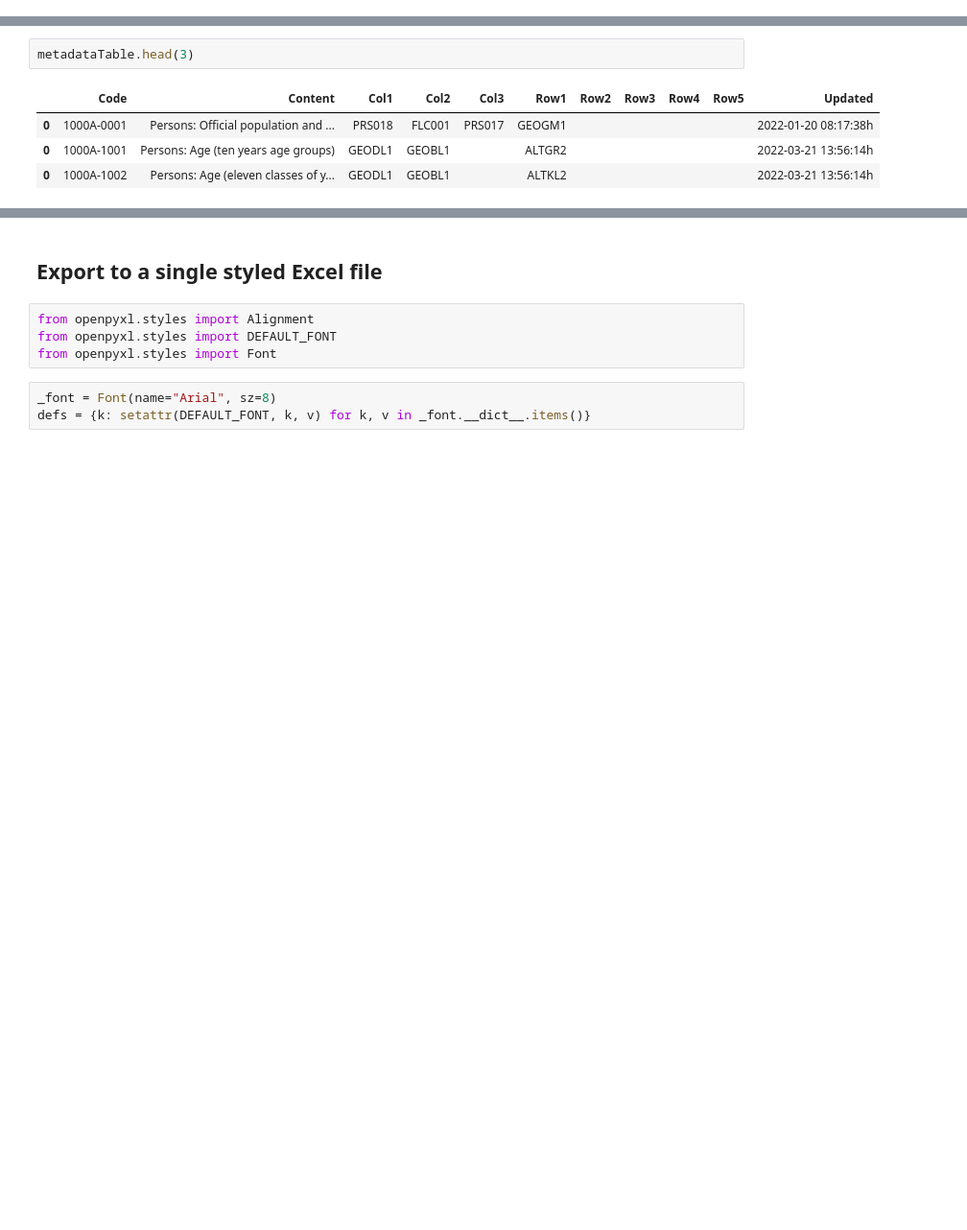
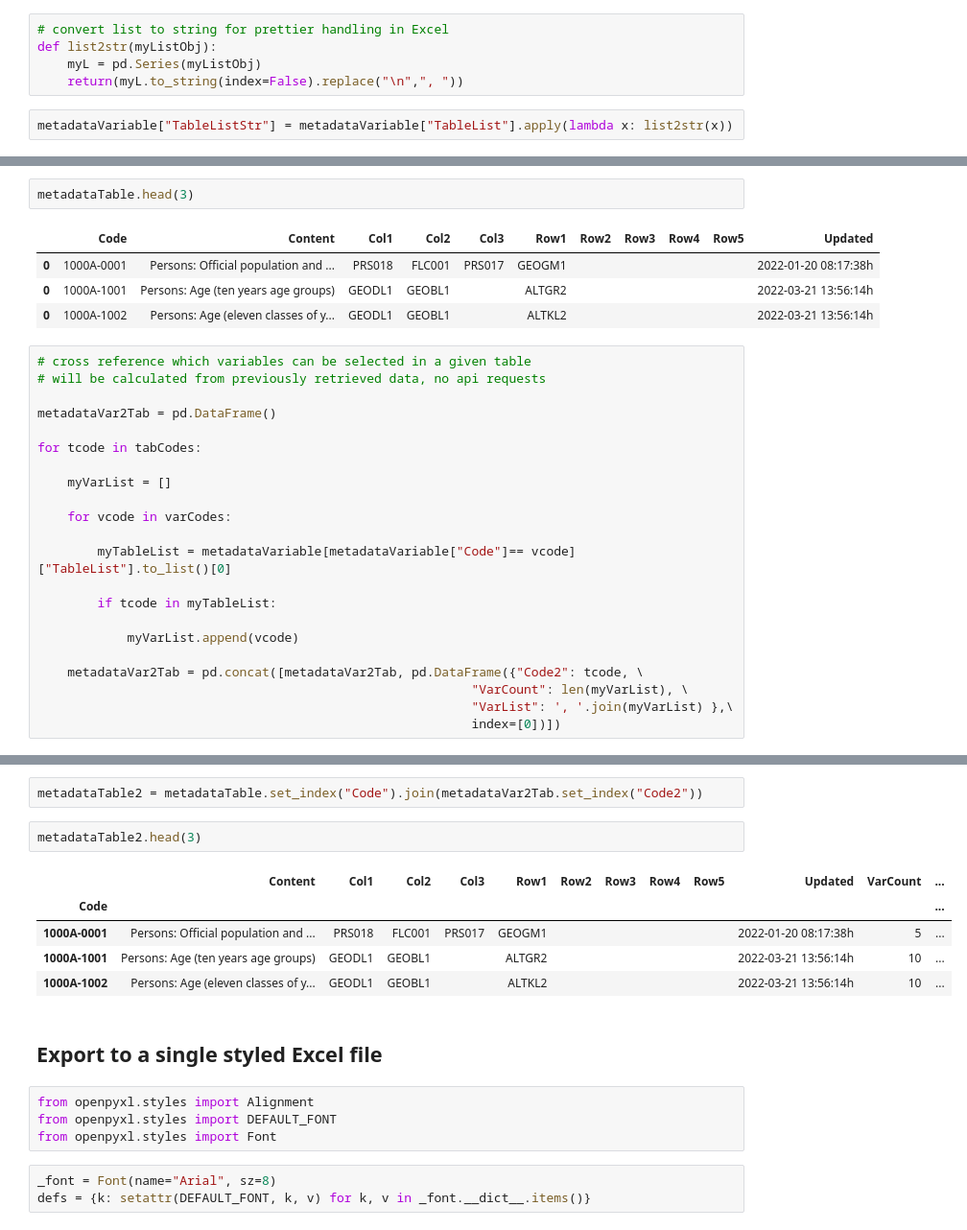
Before and after one commit to wahlatlas/api, a Jupyter notebook: census_database_toc.ipynb, the cells around one changed output, grey strips where cells are left out. Shown at 96% size. Saved outputs shown, nothing was run; the diff lists cells and outputs as text; blank space fills up the shorter version.

Commit message:
cross reference variables to tables

```diff
--- a/census_database_toc.ipynb
+++ b/census_database_toc.ipynb
@@ -192,0 +222,7 @@ metadataVariable.head(3)
+# %%
+# convert list to string for prettier handling in Excel
+def list2str(myListObj):
+    myL = pd.Series(myListObj)
+    return(myL.to_string(index=False).replace("\n",", "))
+# %%
+metadataVariable["TableListStr"] = metadataVariable["TableList"].apply(lambda x: list2str(x))
@@ -264,3 +309,25 @@ metadataTable.head(3)
 | 0 | 1000A-0001 | Persons: Official population and ... | PRS018 | FLC001 | PRS017 | GEOGM1 |  |  |  |  | 2022-01-20 08:17:38h |
 | 0 | 1000A-1001 | Persons: Age (ten years age groups) | GEODL1 | GEOBL1 |  | ALTGR2 |  |  |  |  | 2022-03-21 13:56:14h |
 | 0 | 1000A-1002 | Persons: Age (eleven classes of y... | GEODL1 | GEOBL1 |  | ALTKL2 |  |  |  |  | 2022-03-21 13:56:14h |
+# %%
+# cross reference which variables can be selected in a given table
+# will be calculated from previously retrieved data, no api requests
+
+metadataVar2Tab = pd.DataFrame()
+
+for tcode in tabCodes:
+
+    myVarList = []
+
+    for vcode in varCodes:
+
+        myTableList = metadataVariable[metadataVariable["Code"]== vcode]["TableList"].to_list()[0]
+
+        if tcode in myTableList:
+
+            myVarList.append(vcode)
+
+    metadataVar2Tab = pd.concat([metadataVar2Tab, pd.DataFrame({"Code2": tcode, \
+                                                          "VarCount": len(myVarList), \
+                                                          "VarList": ', '.join(myVarList) },\
+                                                          index=[0])])
@@ -267,3 +350,13 @@ metadataTable.head(3)
+# %%
+metadataTable2 = metadataTable.set_index("Code").join(metadataVar2Tab.set_index("Code2"))
+# %%
+metadataTable2.head(3)
+# %% [output]
+|  | Content | Col1 | Col2 | Col3 | Row1 | Row2 | Row3 | Row4 | Row5 | Updated | VarCount | ... |
+| Code |  |  |  |  |  |  |  |  |  |  |  | ... |
+| 1000A-0001 | Persons: Official population and ... | PRS018 | FLC001 | PRS017 | GEOGM1 |  |  |  |  | 2022-01-20 08:17:38h | 5 | ... |
+| 1000A-1001 | Persons: Age (ten years age groups) | GEODL1 | GEOBL1 |  | ALTGR2 |  |  |  |  | 2022-03-21 13:56:14h | 10 | ... |
+| 1000A-1002 | Persons: Age (eleven classes of y... | GEODL1 | GEOBL1 |  | ALTKL2 |  |  |  |  | 2022-03-21 13:56:14h | 10 | ... |
 # %% [markdown]
 ## Export to a single styled Excel file
 # %%
```
Also changed, not shown: parts of 14 cells of this notebook.
